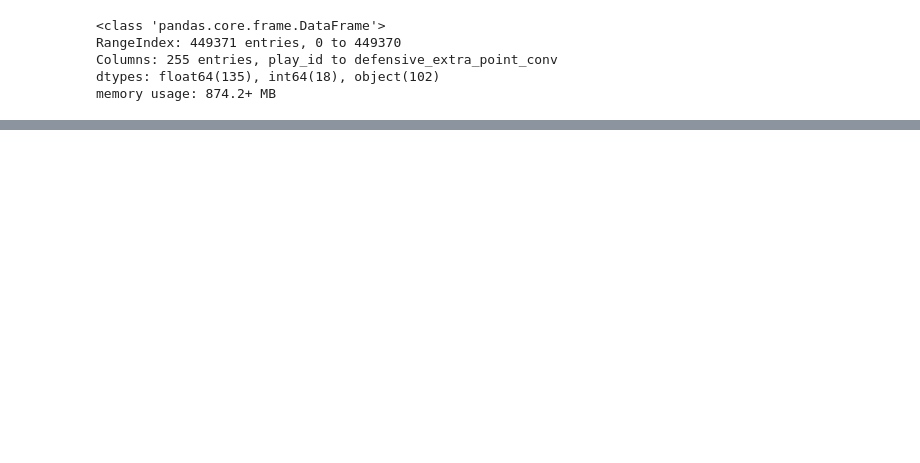
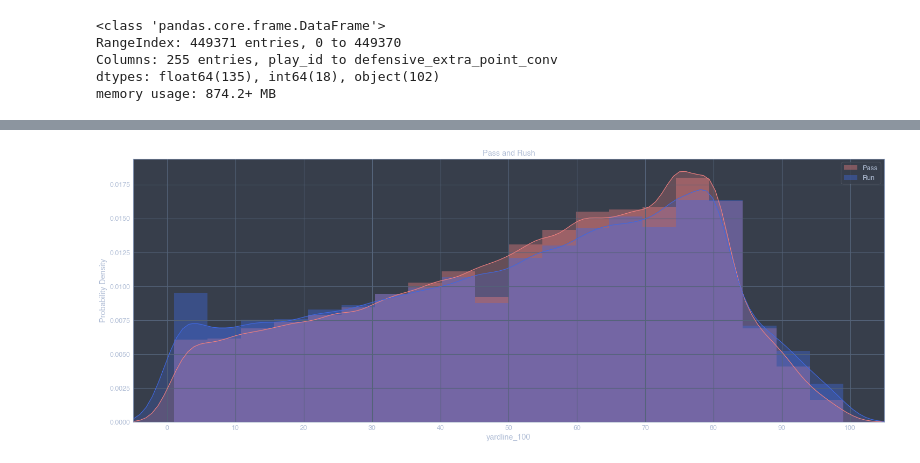
Before and after one commit to alcobeard/otus, a Jupyter notebook: ML/Project/NFL play prediction.ipynb, the cells around one changed output, grey strips where cells are left out. Cells and saved outputs as stored; diff of their text form; code cells hidden in the pictures; blank space fills up the shorter version.

```diff
--- a/ML/Project/NFL play prediction.ipynb
+++ b/ML/Project/NFL play prediction.ipynb
@@ -33,0 +1011,14 @@ memory usage: 874.2+ MB
+# %%
+fig, ax = plt.subplots(figsize=(25,9))
+sns.distplot(df_pass.yardline_100, bins=20, kde_kws=dict(shade=True), kde=True, color=C[0],
+             ax=ax, label='Pass')
+sns.distplot(df_run.yardline_100, bins=20, kde_kws=dict(shade=True), kde=True, color=C[1],
+             ax=ax, label='Run')
+plt.xlim(-5, 105)
+plt.xticks(range(0, 101, 10))
+plt.legend(loc=0)
+plt.ylabel('Probability Density')
+plt.title('Pass and Rush')
+plt.show();
+# %% [output]
+[figure, added]
```
Also changed, not shown: parts of 116 cells of this notebook, 2 other files.
